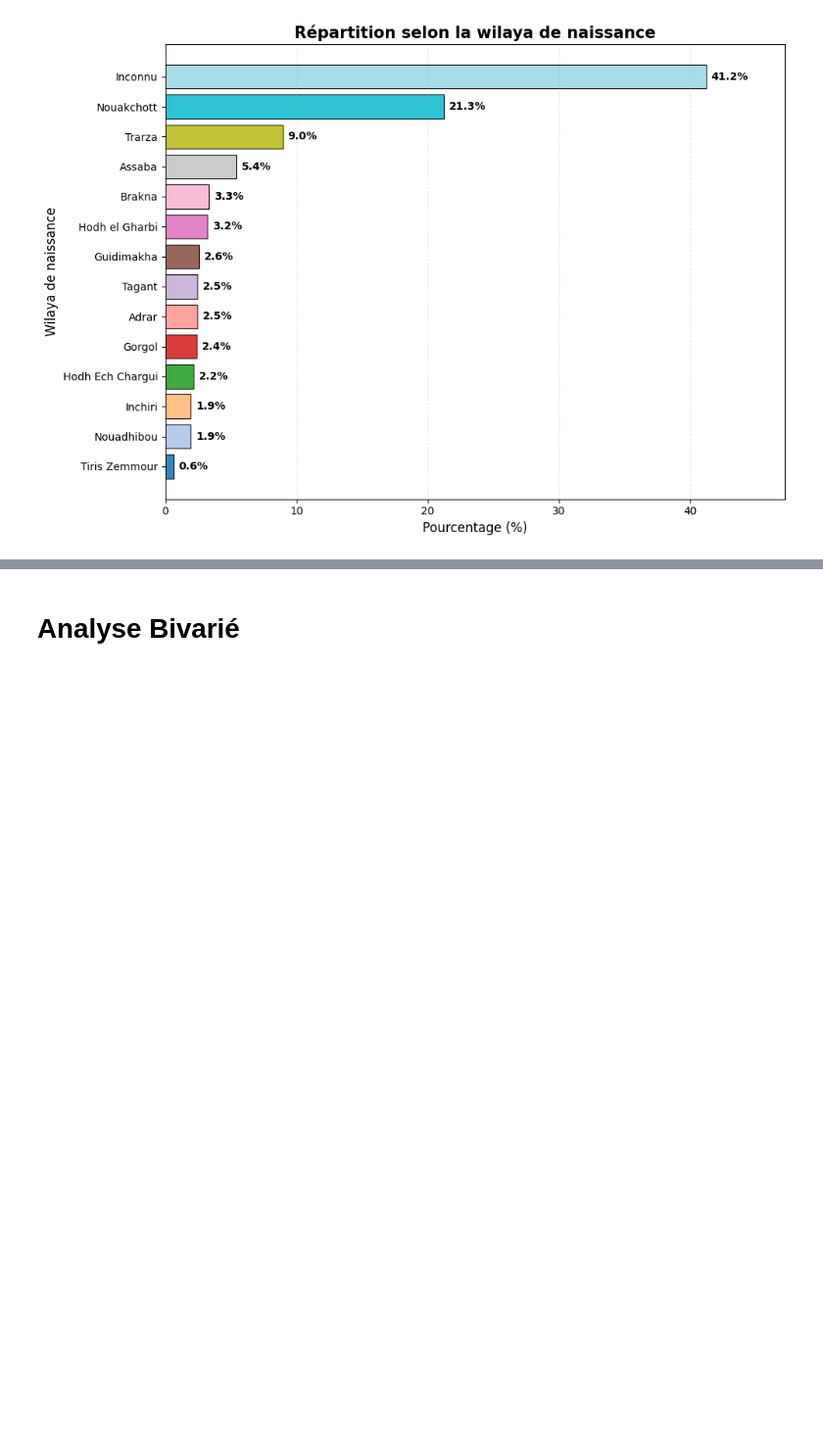
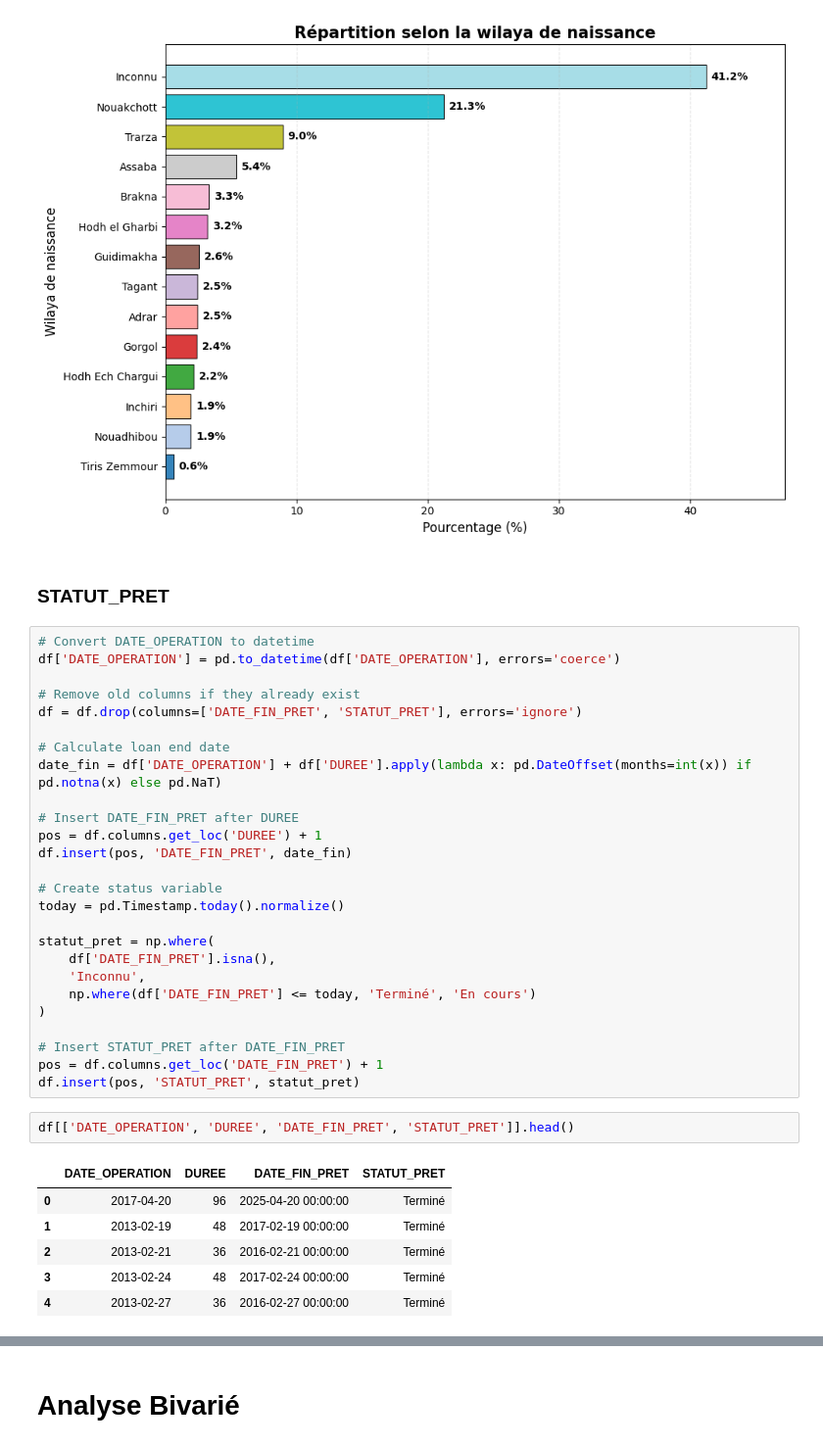
Before and after one commit to medmoude/cdd-credit-risk-scoring, a Jupyter notebook: main.ipynb, the cells around one changed output, grey strips where cells are left out. Shown at 98% size. Saved outputs shown, nothing was run; the diff lists cells and outputs as text; blank space fills up the shorter version.

```diff
--- a/main.ipynb
+++ b/main.ipynb
@@ -604,3 +538,40 @@ plt.tight_layout()
 plt.show()
 # %% [output]
 [figure]
+# %% [markdown]
+### STATUT_PRET
+# %%
+# Convert DATE_OPERATION to datetime
+df['DATE_OPERATION'] = pd.to_datetime(df['DATE_OPERATION'], errors='coerce')
+
+# Remove old columns if they already exist
+df = df.drop(columns=['DATE_FIN_PRET', 'STATUT_PRET'], errors='ignore')
+
+# Calculate loan end date
+date_fin = df['DATE_OPERATION'] + df['DUREE'].apply(lambda x: pd.DateOffset(months=int(x)) if pd.notna(x) else pd.NaT)
+
+# Insert DATE_FIN_PRET after DUREE
+pos = df.columns.get_loc('DUREE') + 1
+df.insert(pos, 'DATE_FIN_PRET', date_fin)
+
+# Create status variable
+today = pd.Timestamp.today().normalize()
+
+statut_pret = np.where(
+    df['DATE_FIN_PRET'].isna(),
+    'Inconnu',
+    np.where(df['DATE_FIN_PRET'] <= today, 'Terminé', 'En cours')
+)
+
+# Insert STATUT_PRET after DATE_FIN_PRET
+pos = df.columns.get_loc('DATE_FIN_PRET') + 1
+df.insert(pos, 'STATUT_PRET', statut_pret)
+# %%
+df[['DATE_OPERATION', 'DUREE', 'DATE_FIN_PRET', 'STATUT_PRET']].head()
+# %% [output]
+|  | DATE_OPERATION | DUREE | DATE_FIN_PRET | STATUT_PRET |
+| 0 | 2017-04-20 | 96 | 2025-04-20 00:00:00 | Terminé |
+| 1 | 2013-02-19 | 48 | 2017-02-19 00:00:00 | Terminé |
+| 2 | 2013-02-21 | 36 | 2016-02-21 00:00:00 | Terminé |
+| 3 | 2013-02-24 | 48 | 2017-02-24 00:00:00 | Terminé |
+| 4 | 2013-02-27 | 36 | 2016-02-27 00:00:00 | Terminé |
```
Also changed, not shown: parts of 9 cells of this notebook, 2 other files.
